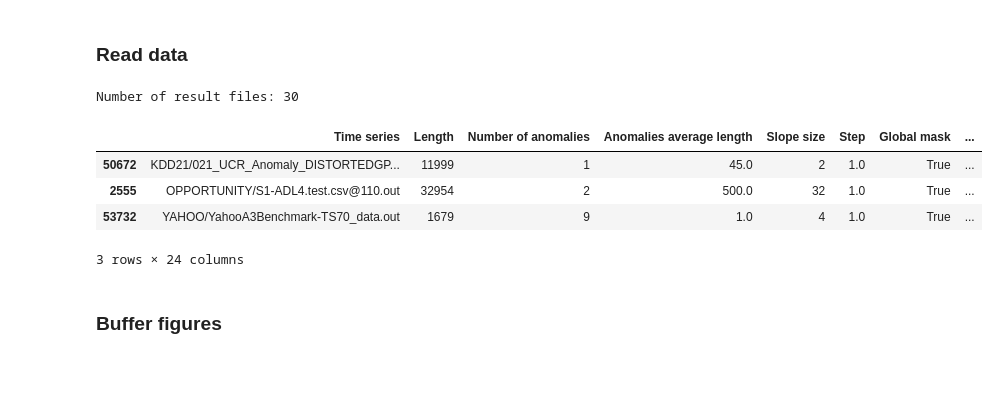
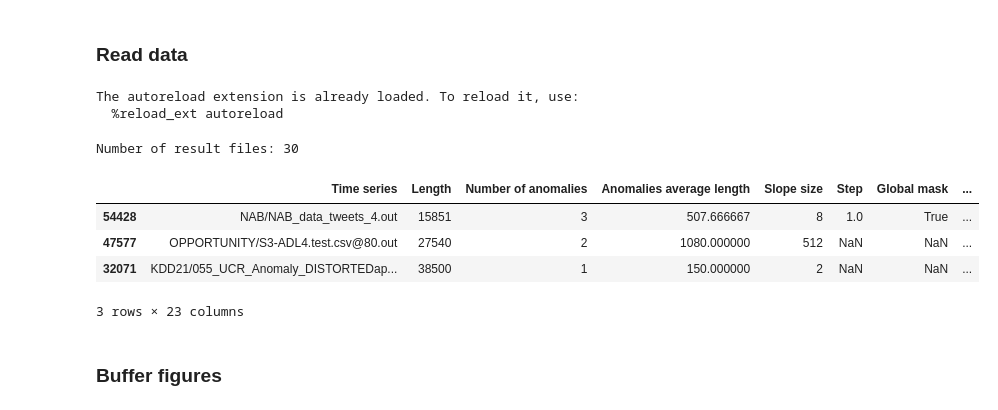
Before and after one commit to sylligardos/autovus, a Jupyter notebook: src/notebooks/vus_buffer_step_comparison_tsb.ipynb, the cells around one changed output. Drawn from its saved outputs; the diff is of its cells as text; code cells hidden in the pictures; blank space fills up the shorter version.

```diff
--- a/src/notebooks/vus_buffer_step_comparison_tsb.ipynb
+++ b/src/notebooks/vus_buffer_step_comparison_tsb.ipynb
@@ -10,7 +10,24 @@ import numpy as np
 import seaborn as sns
 import matplotlib.pyplot as plt
 import os
+import importlib
 
 from tqdm import tqdm
 from tqdm.notebook import tqdm_notebook
 tqdm_notebook.pandas()
+
+project_root_path = os.path.join('..', '..')
+experiment_path = os.path.join(project_root_path, 'experiments', 'vus_buffer_comparison_tsb')
+results_path = os.path.join(experiment_path, 'results')
+
+save_fig_path = os.path.join(experiment_path, 'figures')
+os.makedirs(save_fig_path, exist_ok=True)
+
+%load_ext autoreload
+%autoreload 2
+import SylliGraph
+importlib.reload(SylliGraph)
+sgraph = SylliGraph.SylliGraph(experiment_path)
+# %% [output]
+The autoreload extension is already loaded. To reload it, use:
+  %reload_ext autoreload
@@ -24,20 +34,12 @@ os.makedirs(save_fig_path, exist_ok=True)
-# %%
-def load_results(csv_file):
-    return pd.read_csv(csv_file, index_col=0)
-
-result_files = [file for file in os.listdir(results_path) if file.endswith('.csv')]
-print(f'Number of result files: {len(result_files)}')
-# %% [output]
-Number of result files: 30
 # %%
 formal_names = {
-    'FF-VUS-PR': 'FF-VUS',
-    'FF-VUS-PR-GPU': 'FF-VUS-GPU',
-    'AUC-PR': 'AUC',
-    'VUS-PR': 'VUS',
+    'FF-VUS': 'FF-VUS',
+    'FF-VUS-GPU': 'FF-VUS-GPU',
+    'AUC': 'AUC',
+    'VUS': 'VUS',
     'RF': 'RF',
     'AFFILIATION': 'AFFILIATION',
-    'RANGE-AUC-PR': 'Range-AUC',
+    'RANGE-AUC': 'Range-AUC',
 }
 
 color_palette = {
@@ -50,25 +52,29 @@ color_palette = {
     'Range-AUC': '#84a89c',       # Useless competitors
 }
 # %%
+result_files = [file for file in os.listdir(results_path) if file.endswith('.csv')]
+print(f'Number of result files: {len(result_files)}')
+
 # Initialize an empty DataFrame to store the combined data
 df = pd.DataFrame()
 
 # Read and combine all files
 for file in tqdm(result_files):
     file_path = os.path.join(results_path, file)
-    curr_df = pd.read_csv(file_path, index_col=0)
+    curr_df = pd.read_csv(file_path)
     df = pd.concat([df, curr_df], ignore_index=True)
 
 df['Metric'] = df['Metric'].map(formal_names)
 # df = df.rename({'Metric': 'Measure', 'Metric time': 'Execution time', 'Slope size': 'Buffer size'}, axis=1)
 
 df.sample(3)
 # %% [output]
+Number of result files: 30
 |  | Time series | Length | Number of anomalies | Anomalies average length | Slope size | Step | Global mask | ... |
-| 50672 | KDD21/021_UCR_Anomaly_DISTORTEDGP... | 11999 | 1 | 45.0 | 2 | 1.0 | True | ... |
-| 2555 | OPPORTUNITY/S1-ADL4.test.csv@110.out | 32954 | 2 | 500.0 | 32 | 1.0 | True | ... |
-| 53732 | YAHOO/YahooA3Benchmark-TS70_data.out | 1679 | 9 | 1.0 | 4 | 1.0 | True | ... |
+| 54428 | NAB/NAB_data_tweets_4.out | 15851 | 3 | 507.666667 | 8 | 1.0 | True | ... |
+| 47577 | OPPORTUNITY/S3-ADL4.test.csv@80.out | 27540 | 2 | 1080.000000 | 512 | NaN | NaN | ... |
+| 32071 | KDD21/055_UCR_Anomaly_DISTORTEDap... | 38500 | 1 | 150.000000 | 2 | NaN | NaN | ... |
-3 rows × 24 columns
+3 rows × 23 columns
 # %% [markdown]
 ### Buffer figures
 # %%
```
Also changed, not shown: parts of 12 cells of this notebook, 8 other files.
